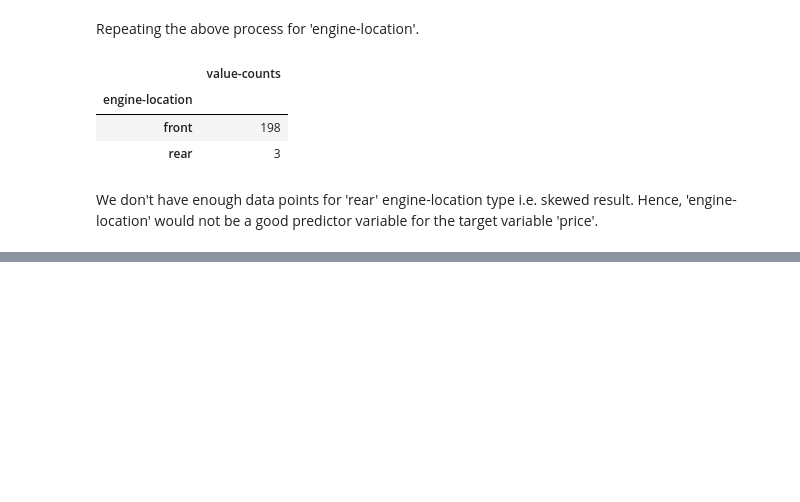
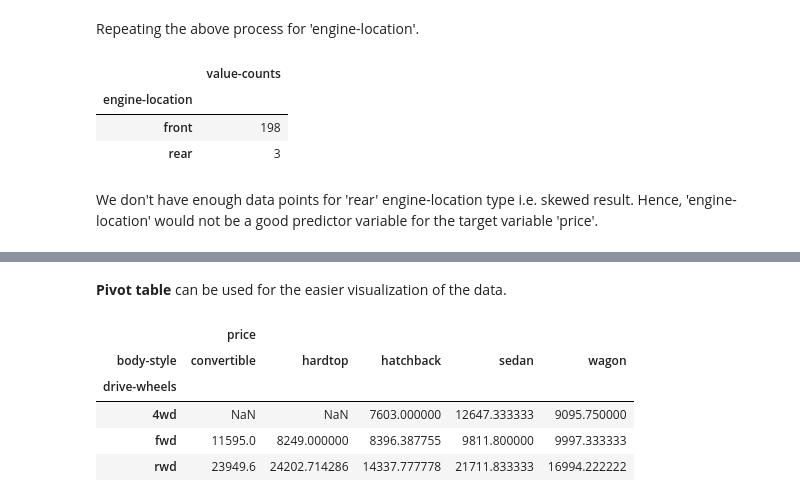
Before and after one commit to MehediEhteshum/CarDataExploratoryAnalysisViz, a Jupyter notebook: CarData-EDA&Viz.ipynb, the cells around one changed output, grey strips where cells are left out. Cells and saved outputs as stored; diff of their text form; code cells hidden in the pictures; blank space fills up the shorter version.

```diff
--- a/CarData-EDA&Viz.ipynb
+++ b/CarData-EDA&Viz.ipynb
@@ -236,0 +287,12 @@ We don't have enough data points for 'rear' engine-location type i.e. skewed res
+# %% [markdown]
+<strong>Pivot table</strong> can be used for the easier visualization of the data.
+# %%
+df_pvt_t2 = df_grp_t2.pivot(index="drive-wheels", columns="body-style")
+df_pvt_t2
+# %% [output]
+|  | price |  |  |  |  |
+| body-style | convertible | hardtop | hatchback | sedan | wagon |
+| drive-wheels |  |  |  |  |  |
+| 4wd | NaN | NaN | 7603.000000 | 12647.333333 | 9095.750000 |
+| fwd | 11595.0 | 8249.000000 | 8396.387755 | 9811.800000 | 9997.333333 |
+| rwd | 23949.6 | 24202.714286 | 14337.777778 | 21711.833333 | 16994.222222 |
```
Also changed, not shown: parts of 68 cells of this notebook.
